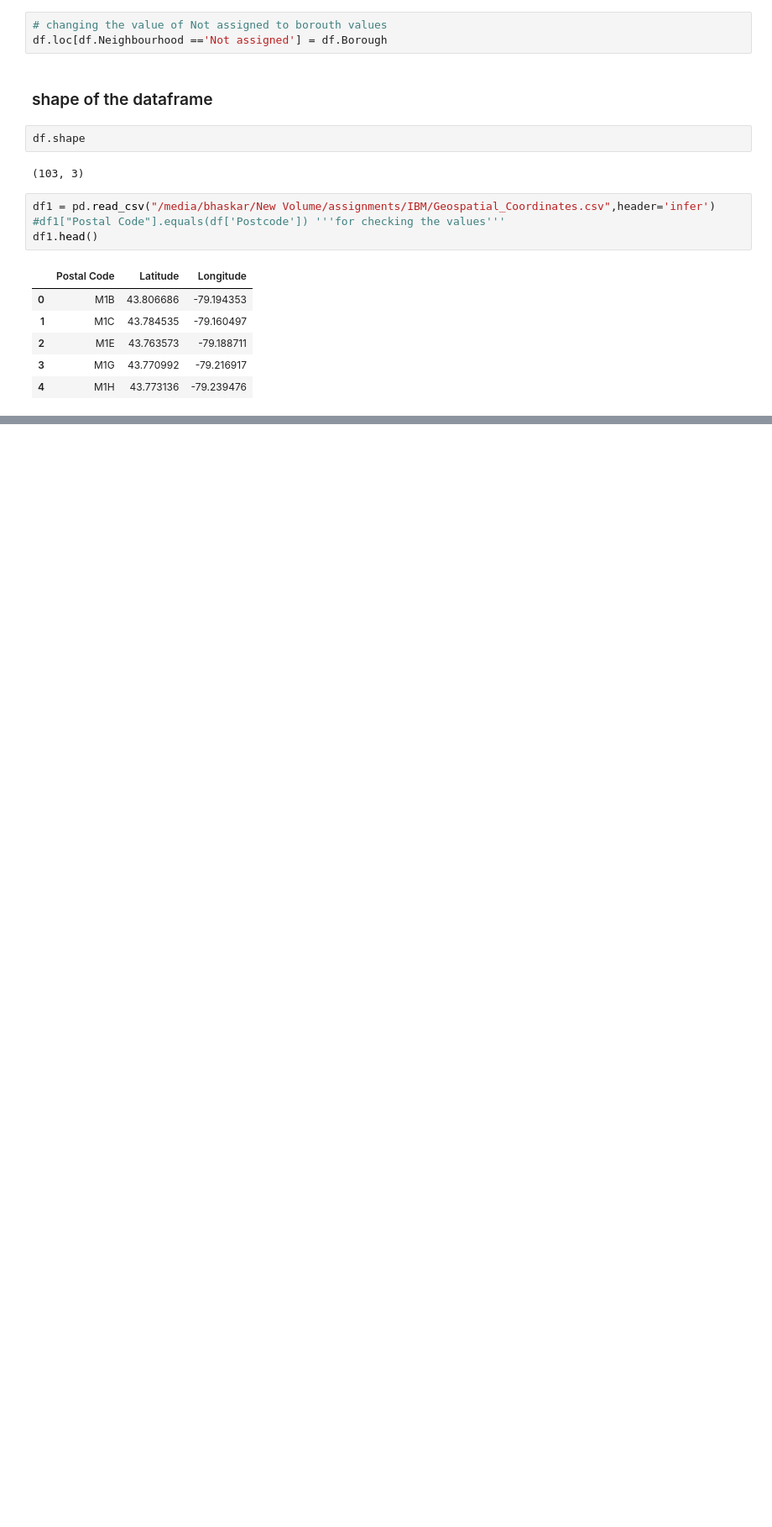
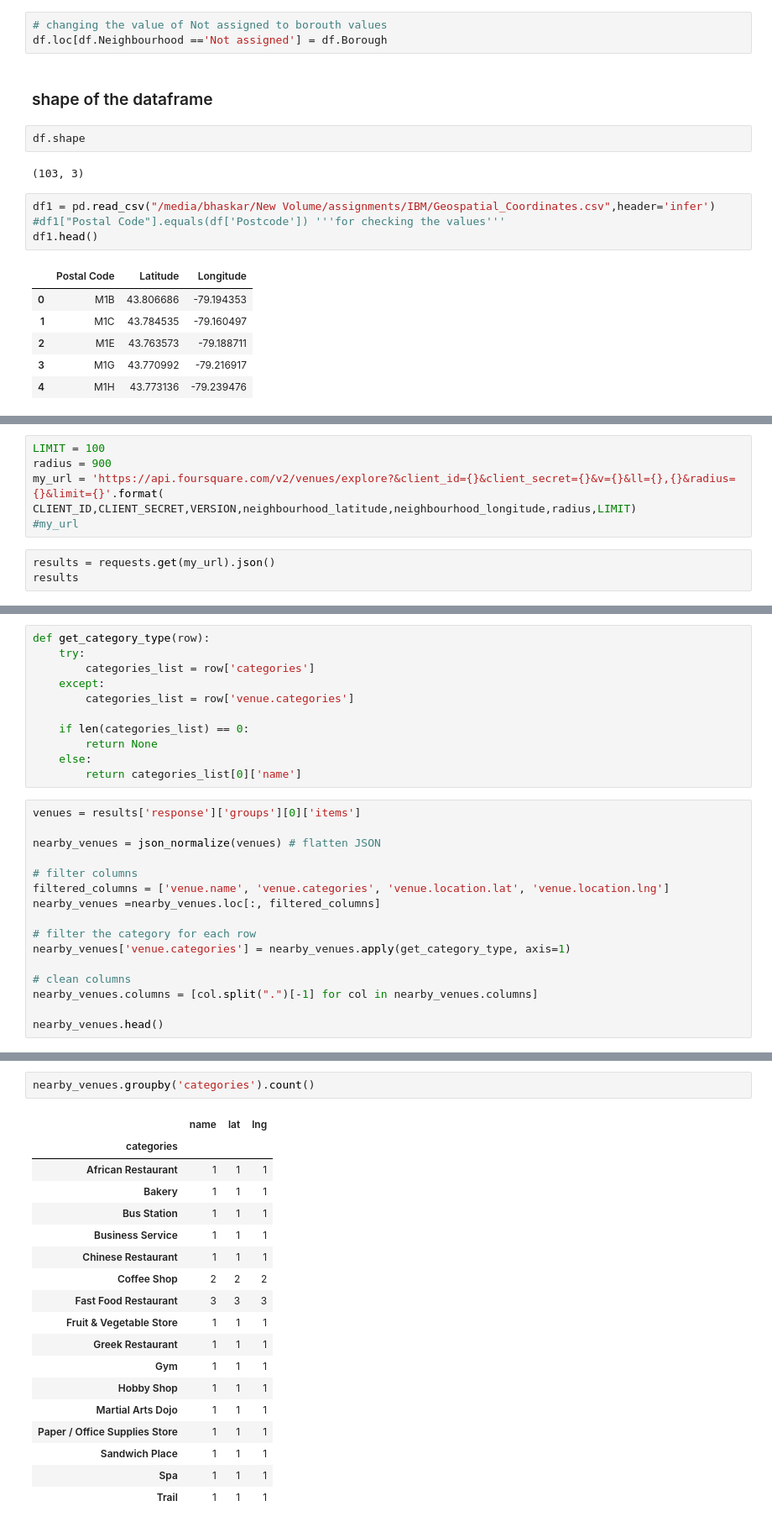
Before and after one commit to jainbhaskar03/Capstone_ml, a Jupyter notebook: WEEK 3(2).ipynb, the cells around one changed output, grey strips where cells are left out. Shown at 84% size. Saved outputs shown, nothing was run; the diff lists cells and outputs as text; blank space fills up the shorter version.

```diff
--- a/WEEK 3(2).ipynb
+++ b/WEEK 3(2).ipynb
@@ -132,0 +171,9 @@ df2.head()
+# %%
+LIMIT = 100
+radius = 900
+my_url = 'https://api.foursquare.com/v2/venues/explore?&client_id={}&client_secret={}&v={}&ll={},{}&radius={}&limit={}'.format(
+CLIENT_ID,CLIENT_SECRET,VERSION,neighbourhood_latitude,neighbourhood_longitude,radius,LIMIT)
+#my_url
+# %%
+results = requests.get(my_url).json()
+results
@@ -132,0 +198,27 @@ df2.head()
+# %%
+def get_category_type(row):
+    try:
+        categories_list = row['categories']
+    except:
+        categories_list = row['venue.categories']
+
+    if len(categories_list) == 0:
+        return None
+    else:
+        return categories_list[0]['name']
+# %%
+venues = results['response']['groups'][0]['items']
+
+nearby_venues = json_normalize(venues) # flatten JSON
+
+# filter columns
+filtered_columns = ['venue.name', 'venue.categories', 'venue.location.lat', 'venue.location.lng']
+nearby_venues =nearby_venues.loc[:, filtered_columns]
+
+# filter the category for each row
+nearby_venues['venue.categories'] = nearby_venues.apply(get_category_type, axis=1)
+
+# clean columns
+nearby_venues.columns = [col.split(".")[-1] for col in nearby_venues.columns]
+
+nearby_venues.head()
@@ -132,0 +236,21 @@ df2.head()
+# %%
+nearby_venues.groupby('categories').count()
+# %% [output]
+|  | name | lat | lng |
+| categories |  |  |  |
+| African Restaurant | 1 | 1 | 1 |
+| Bakery | 1 | 1 | 1 |
+| Bus Station | 1 | 1 | 1 |
+| Business Service | 1 | 1 | 1 |
+| Chinese Restaurant | 1 | 1 | 1 |
+| Coffee Shop | 2 | 2 | 2 |
+| Fast Food Restaurant | 3 | 3 | 3 |
+| Fruit & Vegetable Store | 1 | 1 | 1 |
+| Greek Restaurant | 1 | 1 | 1 |
+| Gym | 1 | 1 | 1 |
+| Hobby Shop | 1 | 1 | 1 |
+| Martial Arts Dojo | 1 | 1 | 1 |
+| Paper / Office Supplies Store | 1 | 1 | 1 |
+| Sandwich Place | 1 | 1 | 1 |
+| Spa | 1 | 1 | 1 |
+| Trail | 1 | 1 | 1 |
```
Also changed, not shown: parts of 14 cells of this notebook, 2 other files.
